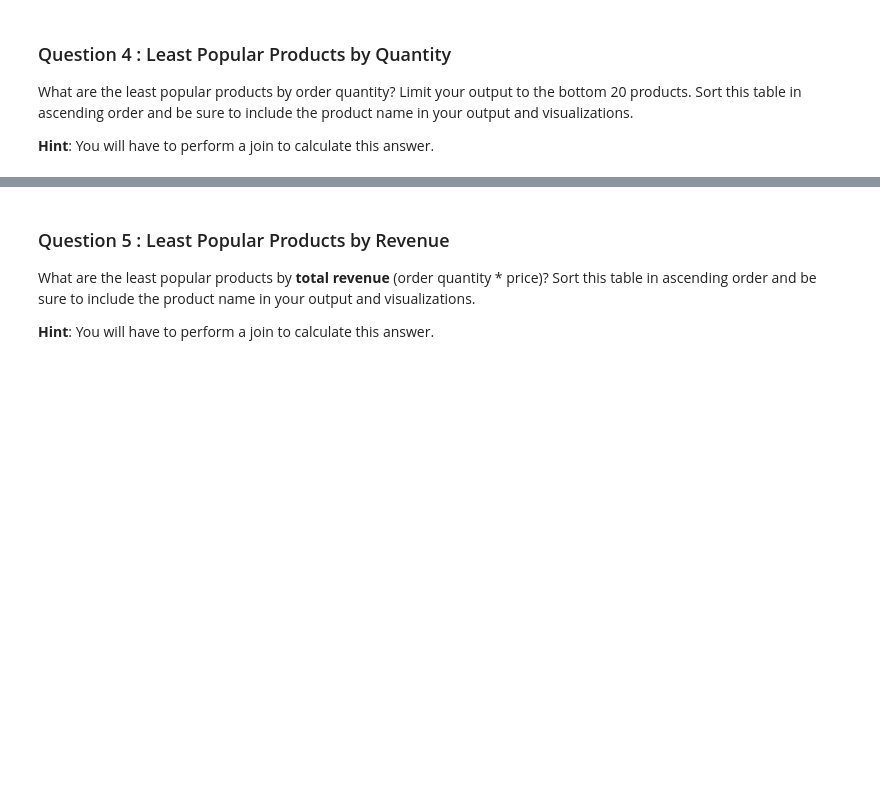
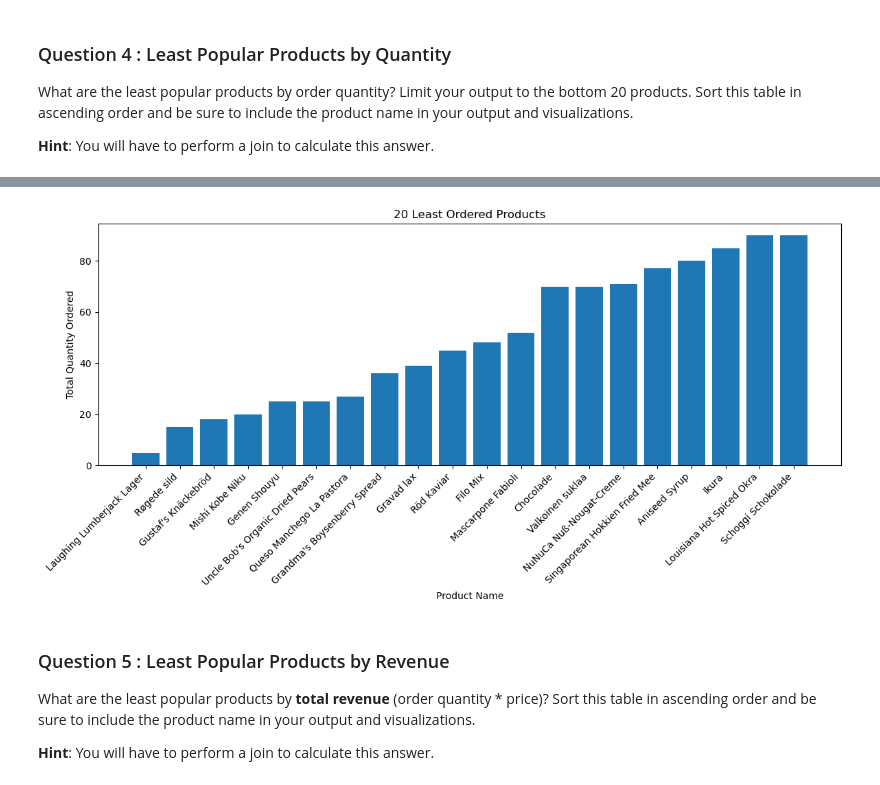
Before and after one commit to SaraG25-tech/Osiris-Foods-Statistics, a Jupyter notebook: adhoc-sql/adhoc_report.ipynb, the cells around one changed output, grey strips where cells are left out. Cells and saved outputs as stored; diff of their text form; code cells hidden in the pictures; blank space fills up the shorter version.

```diff
--- a/adhoc-sql/adhoc_report.ipynb
+++ b/adhoc-sql/adhoc_report.ipynb
@@ -123,9 +188,32 @@ What are the least popular products by order quantity? Limit your output to the
 # %%
 # TODO: Convert your list of tuples to a dataframe
-...
+least_pop_prod_data = [('Laughing Lumberjack Lager', 5), ('Røgede sild', 15), ("Gustaf's Knäckebröd", 18),
+                   ('Mishi Kobe Niku', 20), ('Genen Shouyu', 25), ("Uncle Bob's Organic Dried Pears", 25),
+                ('Queso Manchego La Pastora', 27), ("Grandma's Boysenberry Spread", 36), ('Gravad lax', 39),
+                ('Röd Kaviar', 45), ('Filo Mix', 48), ('Mascarpone Fabioli', 52), ('Chocolade', 70), ('Valkoinen suklaa', 70),
+                ('NuNuCa Nuß-Nougat-Creme', 71), ('Singaporean Hokkien Fried Mee', 77), ('Aniseed Syrup', 80), ('Ikura', 85),
+                ('Louisiana Hot Spiced Okra', 90), ('Schoggi Schokolade', 90)]
 
 # TODO: Generate a visualization on this dataframe
-...
+df = pd.DataFrame(least_pop_prod_data, columns=['ProductName', 'total_quantity'])
+
+# Visualization
+df = pd.DataFrame(least_pop_prod_data, columns=['ProductName', 'total_quantity'])
+
+# Visualization
+df = pd.DataFrame(least_pop_prod_data, columns=['ProductName', 'total_quantity'])
+
+# Visualization
+plt.figure(figsize=(12, 6))
+plt.bar(df['ProductName'], df['total_quantity'])
+plt.xticks(rotation=45, ha='right')  # Rotate labels for readability
+plt.xlabel('Product Name')
+plt.ylabel('Total Quantity Ordered')
+plt.title('20 Least Ordered Products')
+plt.tight_layout()
+plt.show()
+# %% [output]
+[figure, added]
 # %% [markdown]
 ### Question 5 : Least Popular Products by Revenue
 
```
Also changed, not shown: parts of 6 cells of this notebook.
